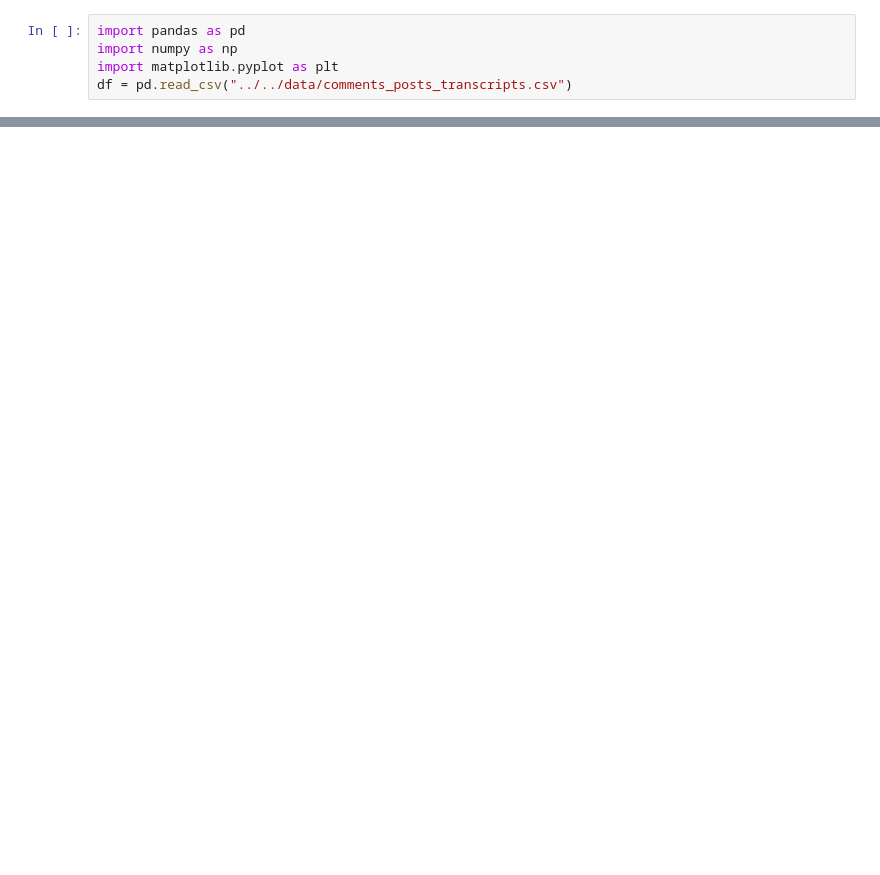
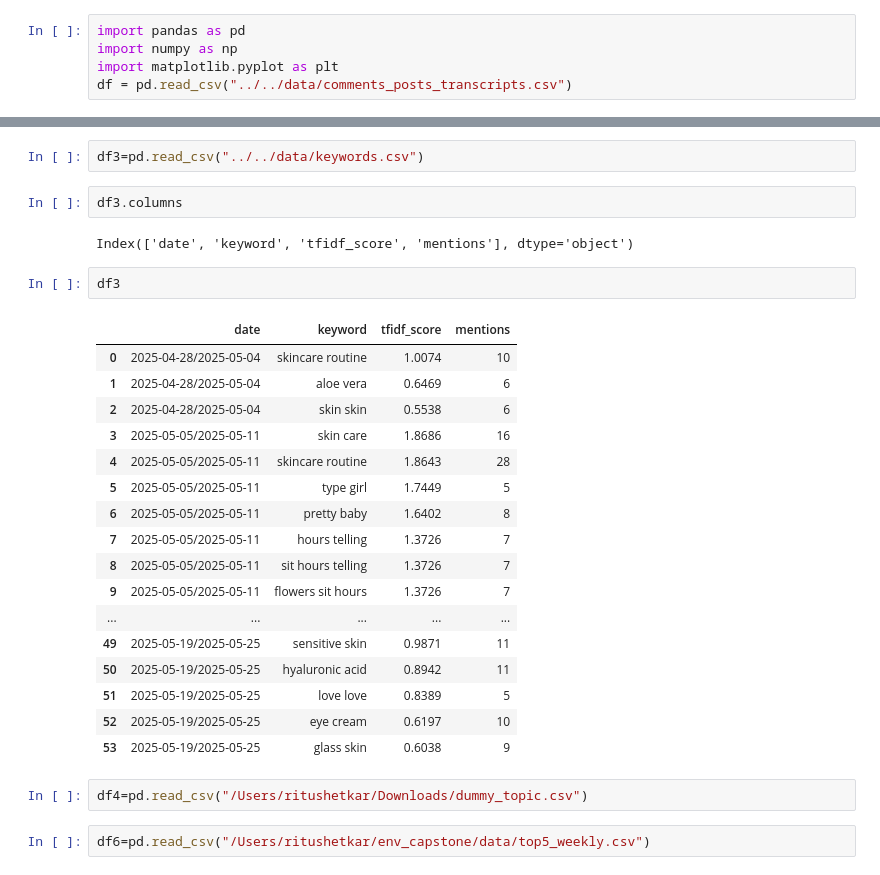
Before and after one commit to Hannah1171/skincare_analysis, a Jupyter notebook: skincare/scripts/test.ipynb, the cells around one changed output, grey strips where cells are left out. Drawn from its saved outputs; the diff is of its cells as text; blank space fills up the shorter version.

```diff
--- a/skincare/scripts/test.ipynb
+++ b/skincare/scripts/test.ipynb
@@ -29,0 +110,30 @@ plt.show()
+# %%
+df3=pd.read_csv("../../data/keywords.csv")
+# %%
+df3.columns
+# %% [output]
+Index(['date', 'keyword', 'tfidf_score', 'mentions'], dtype='object')
+# %%
+df3
+# %% [output]
+|  | date | keyword | tfidf_score | mentions |
+| 0 | 2025-04-28/2025-05-04 | skincare routine | 1.0074 | 10 |
+| 1 | 2025-04-28/2025-05-04 | aloe vera | 0.6469 | 6 |
+| 2 | 2025-04-28/2025-05-04 | skin skin | 0.5538 | 6 |
+| 3 | 2025-05-05/2025-05-11 | skin care | 1.8686 | 16 |
+| 4 | 2025-05-05/2025-05-11 | skincare routine | 1.8643 | 28 |
+| 5 | 2025-05-05/2025-05-11 | type girl | 1.7449 | 5 |
+| 6 | 2025-05-05/2025-05-11 | pretty baby | 1.6402 | 8 |
+| 7 | 2025-05-05/2025-05-11 | hours telling | 1.3726 | 7 |
+| 8 | 2025-05-05/2025-05-11 | sit hours telling | 1.3726 | 7 |
+| 9 | 2025-05-05/2025-05-11 | flowers sit hours | 1.3726 | 7 |
+| ... | ... | ... | ... | ... |
+| 49 | 2025-05-19/2025-05-25 | sensitive skin | 0.9871 | 11 |
+| 50 | 2025-05-19/2025-05-25 | hyaluronic acid | 0.8942 | 11 |
+| 51 | 2025-05-19/2025-05-25 | love love | 0.8389 | 5 |
+| 52 | 2025-05-19/2025-05-25 | eye cream | 0.6197 | 10 |
+| 53 | 2025-05-19/2025-05-25 | glass skin | 0.6038 | 9 |
+# %%
+df4=pd.read_csv("/Users/ritushetkar/Downloads/dummy_topic.csv")
+# %%
+df6=pd.read_csv("/Users/ritushetkar/env_capstone/data/top5_weekly.csv")
```
Also changed, not shown: parts of 16 cells of this notebook, 13 other files.
